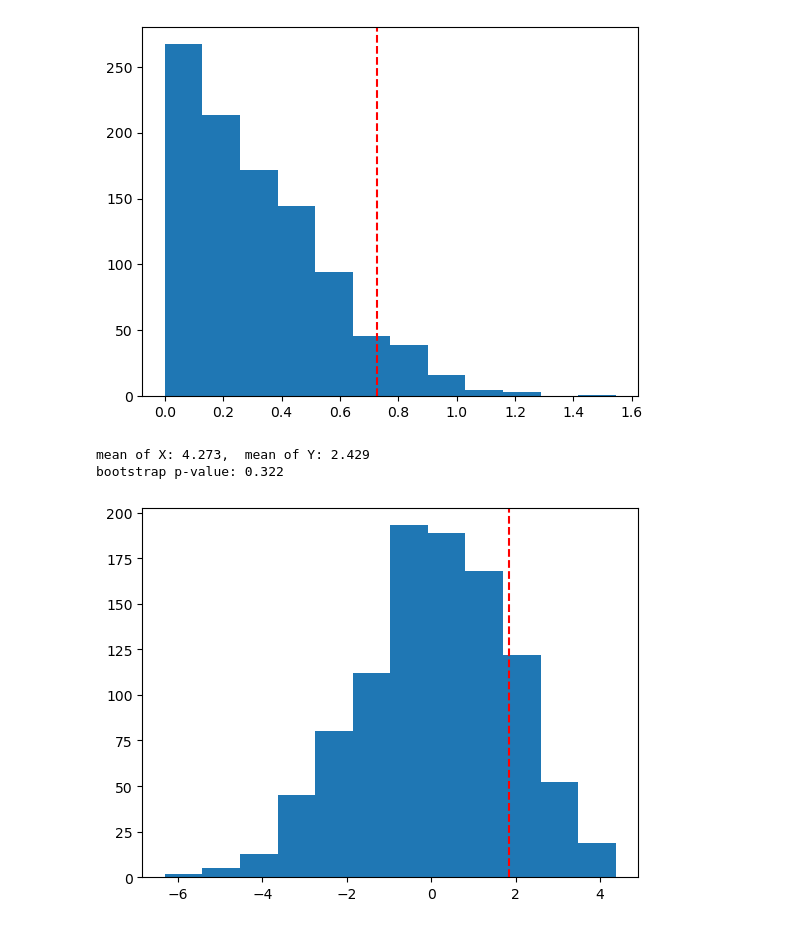
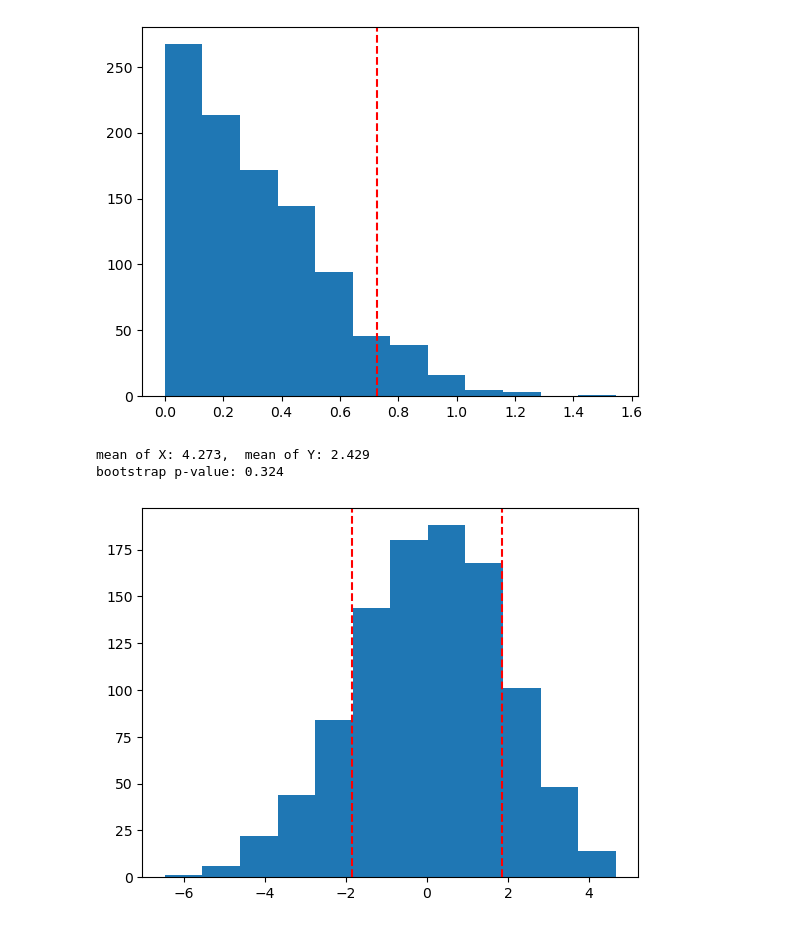
Before and after one commit to moran-teaching/stat486-website, a Jupyter notebook: nb/lec1.ipynb, the cells around one changed output. Cells and saved outputs as stored; diff of their text form; code cells hidden in the pictures.

```diff
--- a/nb/lec1.ipynb
+++ b/nb/lec1.ipynb
@@ -234,16 +340,8 @@ The bootstrap approximates the population distribution with the sample distribut
 # %%
 n_boot = 1000
 
-boot_muhats = np.zeros(n_boot)
+boot_med_hats = np.zeros(n_boot)
 
 for cur_boot in range(n_boot):
     xboot = np.random.choice(x, n, replace=True)
-    boot_muhats[cur_boot] = np.mean(xboot)
-    #boot_muhats[cur_boot] = np.median(xboot)
-
-boot_std = np.std(boot_muhats)
-conf_interval = [muhat - 2 * boot_std, muhat + 2 * boot_std]
-
-print(f"Estimated: {muhat:.3f}")
-print(f"Bootstrap standard deviation: {boot_std:.3f}")
-print(f"Bootstrap confidence interval: ({conf_interval[0]:.3f}, {conf_interval[1]:.3f})")
+    boot_med_hats[cur_boot] = np.median(xboot)
@@ -268,6 +428,9 @@ plt.show()
 # %%
-n_sim = 1000
+n_sim = 500
 successes = np.zeros(n_sim)
+z_alpha = stats.norm.ppf(0.975)  # z_{1-alpha/2} for alpha=0.05
+lower_bounds = []
+upper_bounds = []
 
 for cur_sim in range(n_sim):
     n = 50
@@ -284,7 +447,9 @@ for cur_sim in range(n_sim):
         boot_muhats[cur_boot] = np.mean(xboot)
 
     boot_std = np.std(boot_muhats)
-    boot_ci = [muhat - 2 * boot_std, muhat + 2 * boot_std]
+    boot_ci = [muhat - z_alpha * boot_std, muhat + z_alpha * boot_std]
+    lower_bounds.append(muhat - z_alpha * boot_std)
+    upper_bounds.append(muhat + z_alpha * boot_std)
 
     if boot_ci[0] <= mu <= boot_ci[1]:
         successes[cur_sim] = 1
@@ -292,4 +457,17 @@ for cur_sim in range(n_sim):
 percent_success = np.sum(successes) / n_sim
 
 print(f"Percent of experiments where the confidence interval contains the true mean: {percent_success}")
+
+# Plot the confidence intervals
+fig, ax = plt.subplots(figsize=(10, 6))
+for i in range(n_sim):
+    color = 'blue' if successes[i] else 'red'
+    ax.hlines(i, lower_bounds[i], upper_bounds[i], colors=color, linewidth=0.5)
+
+ax.axvline(mu, color='black', linestyle='--', label='True mean')
+ax.set_xlabel('Mean value')
+ax.set_ylabel('Simulation index')
+ax.set_title('Bootstrap Confidence Intervals')
+ax.legend()
+plt.show()
 # %% [output]
@@ -332,32 +511,33 @@ Y = np.array([11, -2, 1, 0, 0, 5, 2])
 
 n = len(X)
 m = len(Y)
 
 n_boot = 1000
 
 Xc = X - np.mean(X)
 Yc = Y - np.mean(Y)
 
 print(f"mean of X: {np.mean(X):.3f},  mean of Y: {np.mean(Y):.3f}")
 
 obs_T = np.mean(X) - np.mean(Y)
 
 boot_Ts = np.zeros(n_boot)
 
 for cur_boot in range(n_boot):
   Xboot = np.random.choice(Xc, n, replace=True)
   Yboot = np.random.choice(Yc, m, replace=True)
   boot_Ts[cur_boot] = np.mean(Xboot) - np.mean(Yboot)
 
 boot_pval = sum(np.abs(boot_Ts) >= np.abs(obs_T))/n_boot
 
 print(f"bootstrap p-value: {boot_pval}")
 
 plt.hist(boot_Ts, bins=12)
 plt.axvline(np.abs(obs_T), linestyle='dashed', color='red')
+plt.axvline(-np.abs(obs_T), linestyle='dashed', color='red')
 
 plt.show()
 # %% [output]
 mean of X: 4.273,  mean of Y: 2.429
-bootstrap p-value: 0.322
+bootstrap p-value: 0.324
-[figure, old version]
+[figure, new version]
```
Also changed, not shown: parts of 32 cells of this notebook, 52 other files.
